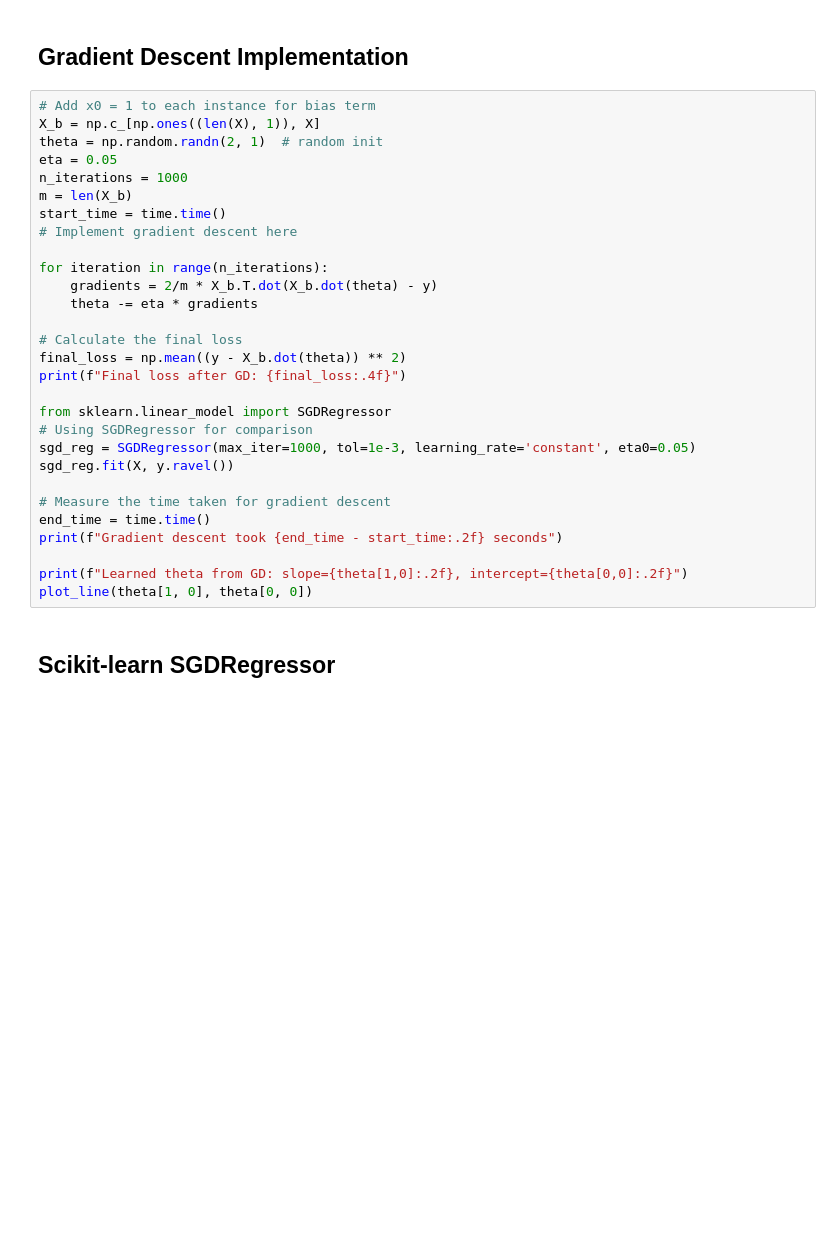
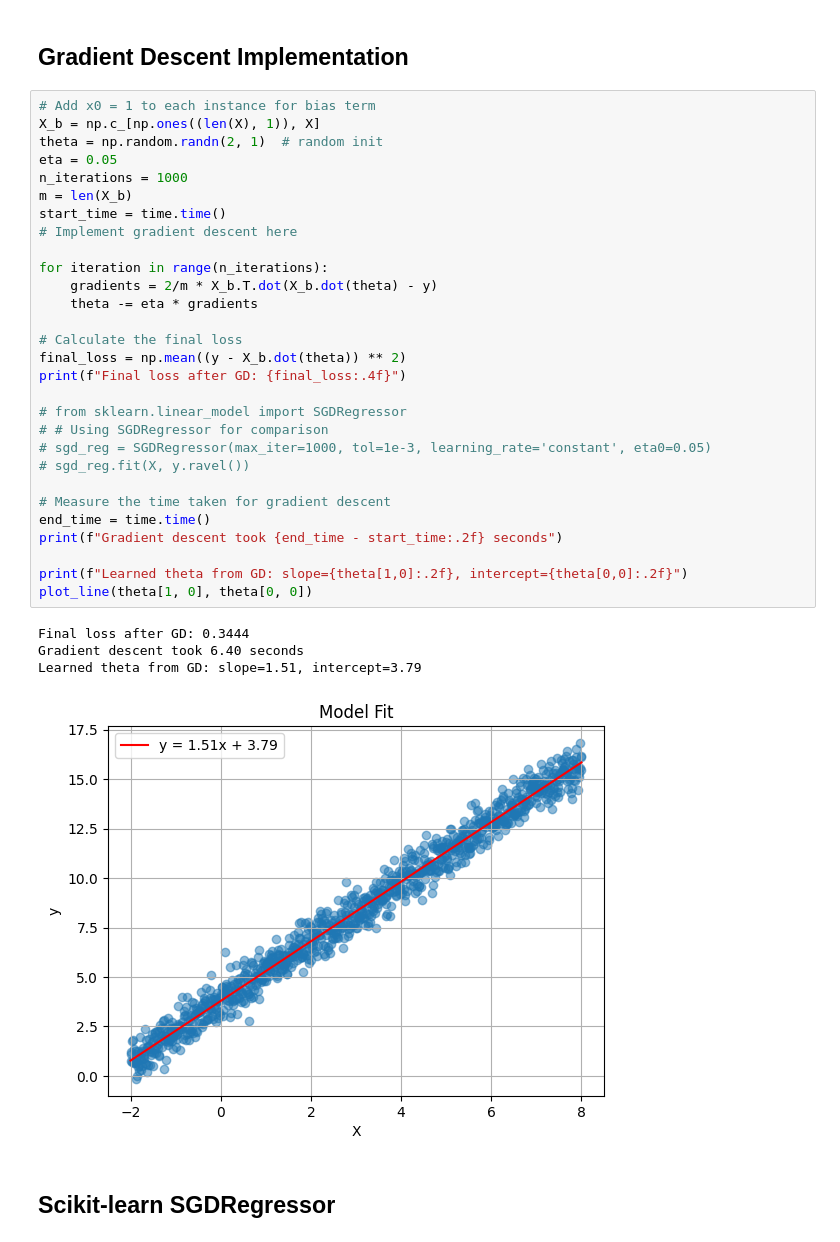
Before and after one commit to gaelleDijon/Cours-Data-Science-M2, a Jupyter notebook: DataScience/Exercice_1.ipynb, the cells around one changed output. Cells and saved outputs as stored; diff of their text form; blank space fills up the shorter version.

```diff
--- a/DataScience/Exercice_1.ipynb
+++ b/DataScience/Exercice_1.ipynb
@@ -59,32 +65,37 @@ plot_line(*best_theta)
 # %%
 # Add x0 = 1 to each instance for bias term
 X_b = np.c_[np.ones((len(X), 1)), X]
 theta = np.random.randn(2, 1)  # random init
 eta = 0.05
 n_iterations = 1000
 m = len(X_b)
 start_time = time.time()
 # Implement gradient descent here
 
 for iteration in range(n_iterations):
     gradients = 2/m * X_b.T.dot(X_b.dot(theta) - y)
     theta -= eta * gradients
 
 # Calculate the final loss
 final_loss = np.mean((y - X_b.dot(theta)) ** 2)
 print(f"Final loss after GD: {final_loss:.4f}")
 
-from sklearn.linear_model import SGDRegressor
-# Using SGDRegressor for comparison
-sgd_reg = SGDRegressor(max_iter=1000, tol=1e-3, learning_rate='constant', eta0=0.05)
-sgd_reg.fit(X, y.ravel())
+# from sklearn.linear_model import SGDRegressor
+# # Using SGDRegressor for comparison
+# sgd_reg = SGDRegressor(max_iter=1000, tol=1e-3, learning_rate='constant', eta0=0.05)
+# sgd_reg.fit(X, y.ravel())
 
 # Measure the time taken for gradient descent
 end_time = time.time()
 print(f"Gradient descent took {end_time - start_time:.2f} seconds")
 
 print(f"Learned theta from GD: slope={theta[1,0]:.2f}, intercept={theta[0,0]:.2f}")
 plot_line(theta[1, 0], theta[0, 0])
+# %% [output]
+Final loss after GD: 0.3444
+Gradient descent took 6.40 seconds
+Learned theta from GD: slope=1.51, intercept=3.79
+[figure, added]
 # %% [markdown]
 ## Scikit-learn SGDRegressor
 # %%
```
Also changed, not shown: parts of 3 cells of this notebook.
